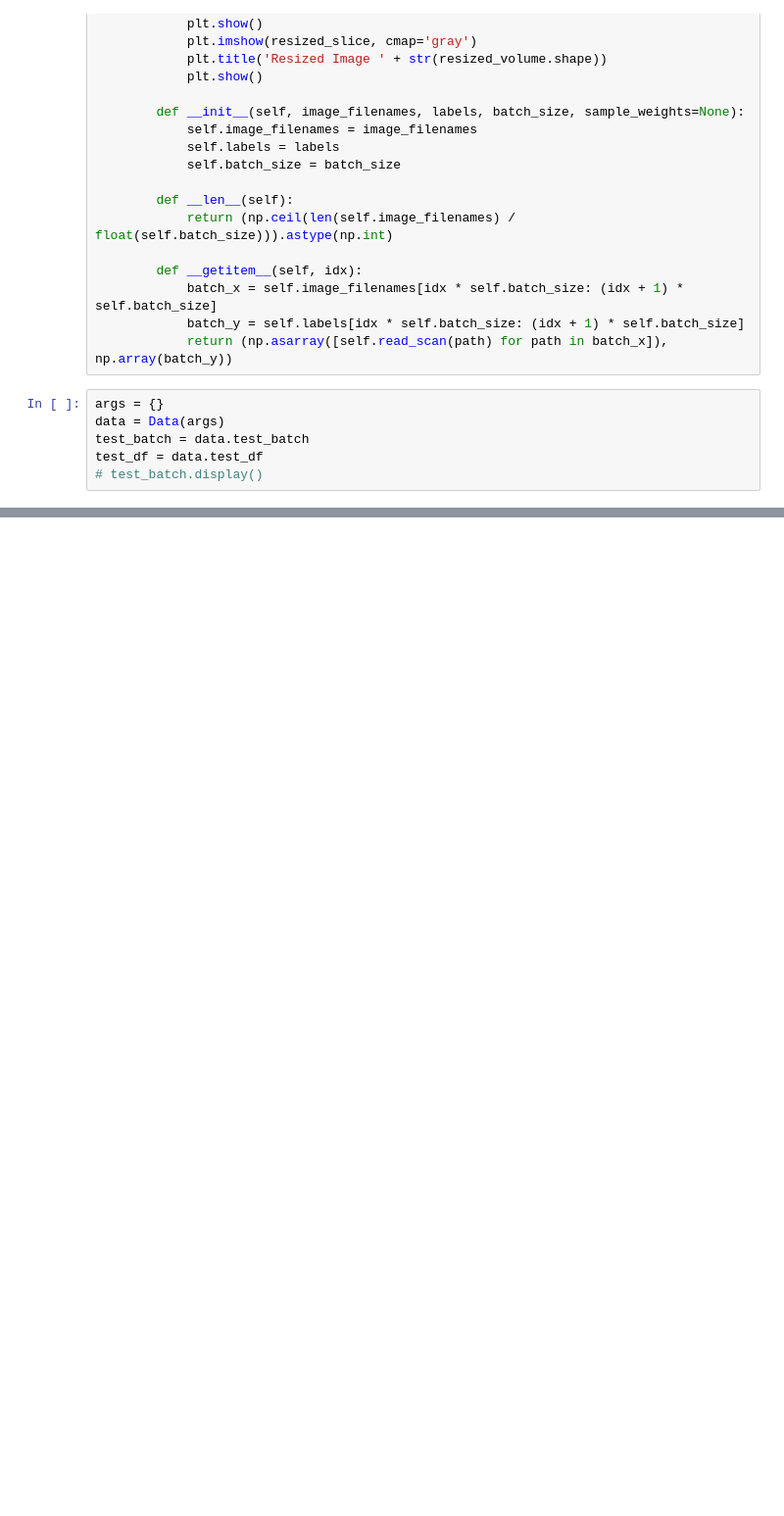
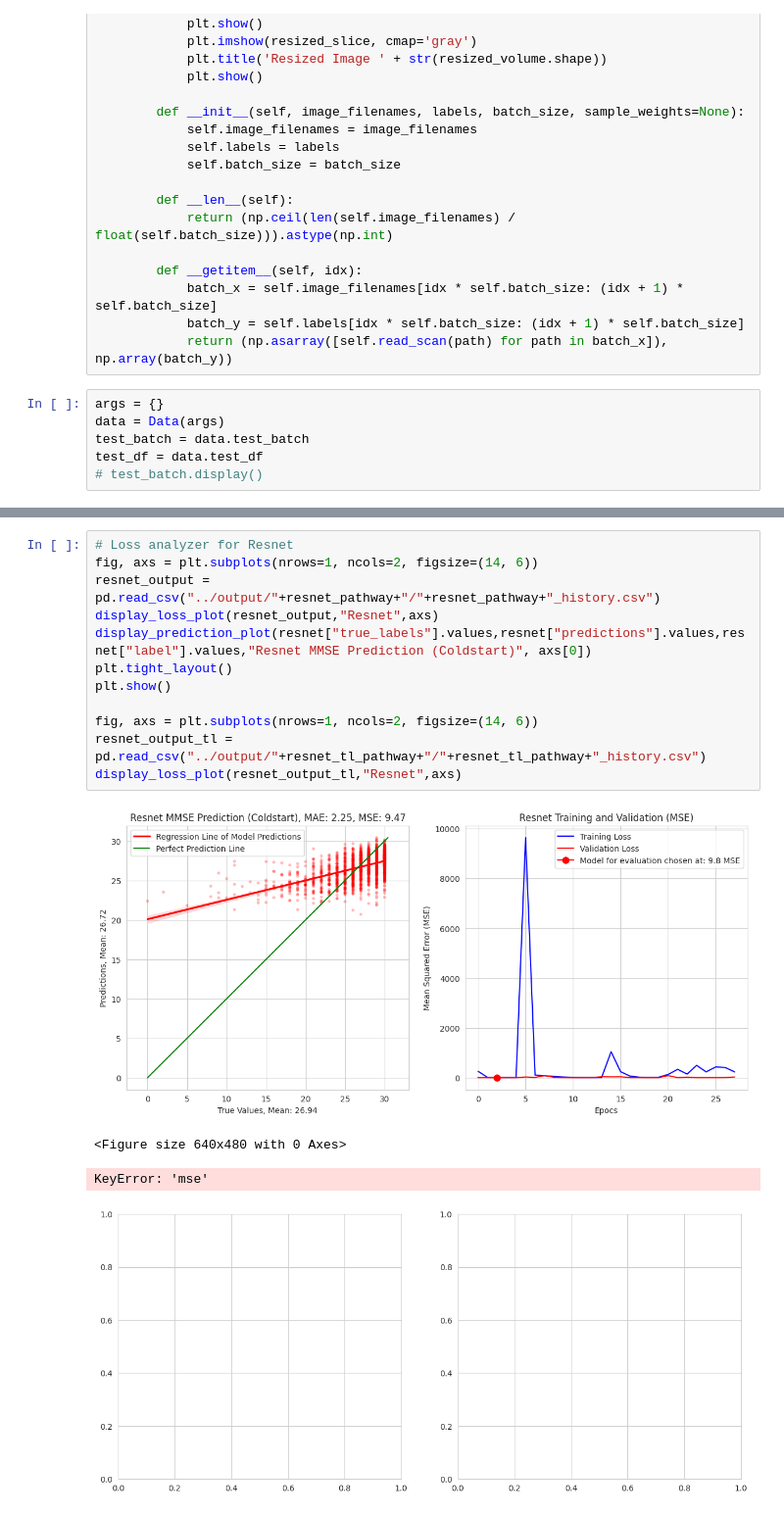
Before and after one commit to pjtoral-trjn/nueroimage-benchmark, a Jupyter notebook: notebook/model_output_analyzer.ipynb, the cells around one changed output, grey strips where cells are left out. Shown at 98% size. Saved outputs shown, nothing was run; the diff lists cells and outputs as text; blank space fills up the shorter version.

```diff
--- a/notebook/model_output_analyzer.ipynb
+++ b/notebook/model_output_analyzer.ipynb
@@ -299,0 +320,17 @@ Deprecated in NumPy 1.20; for more details and guidance: https://numpy.org/devdo
+# %%
+# Loss analyzer for Resnet
+fig, axs = plt.subplots(nrows=1, ncols=2, figsize=(14, 6))
+resnet_output = pd.read_csv("../output/"+resnet_pathway+"/"+resnet_pathway+"_history.csv")
+display_loss_plot(resnet_output,"Resnet",axs)
+display_prediction_plot(resnet["true_labels"].values,resnet["predictions"].values,resnet["label"].values,"Resnet MMSE Prediction (Coldstart)", axs[0])
+plt.tight_layout()
+plt.show()
+
+fig, axs = plt.subplots(nrows=1, ncols=2, figsize=(14, 6))
+resnet_output_tl = pd.read_csv("../output/"+resnet_tl_pathway+"/"+resnet_tl_pathway+"_history.csv")
+display_loss_plot(resnet_output_tl,"Resnet",axs)
+# %% [output]
+[figure, added]
+<Figure size 640x480 with 0 Axes>
+KeyError: 'mse'
+[figure, added]
```
Also changed, not shown: parts of 10 cells of this notebook, 1 other file.
